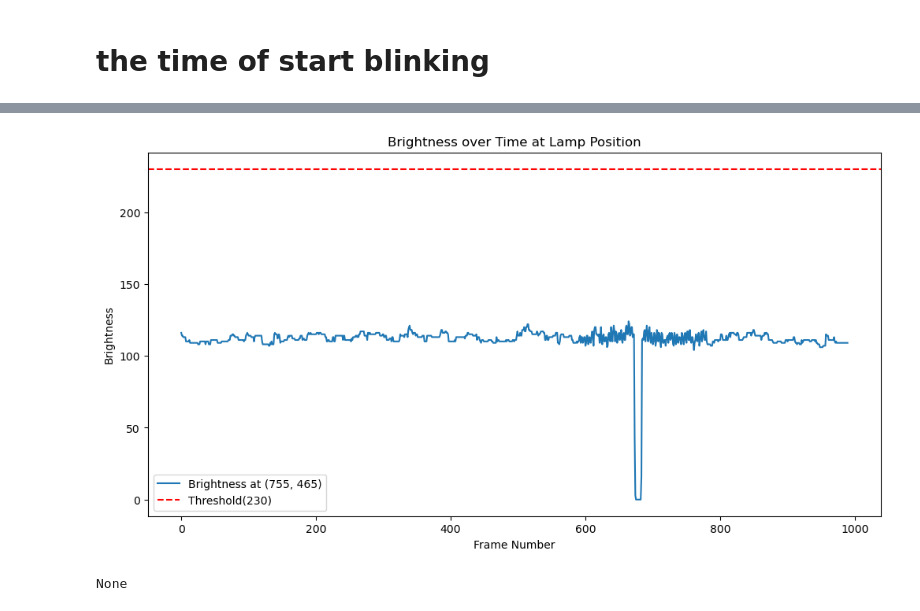
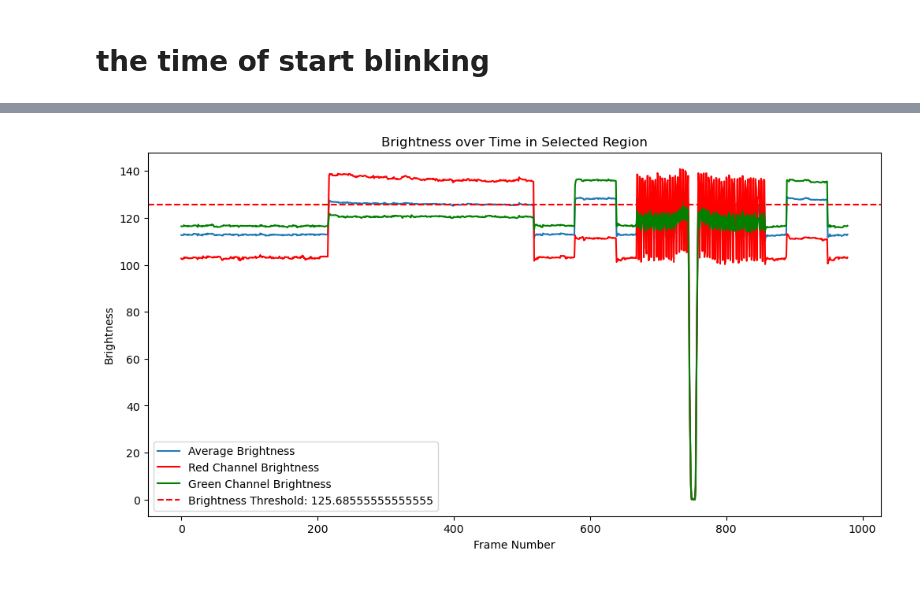
Before and after one commit to eddLai/ExoskeletonPowerAsistance, a Jupyter notebook: simulation/preprocessing/analysis/video_analysis.ipynb, the cells around one changed output, grey strips where cells are left out. Drawn from its saved outputs; the diff is of its cells as text; code cells hidden in the pictures.

```diff
--- a/simulation/preprocessing/analysis/video_analysis.ipynb
+++ b/simulation/preprocessing/analysis/video_analysis.ipynb
@@ -9,7 +9,7 @@ import matplotlib.pyplot as plt
 import os
 import glob
 
-base_path = '../../mocap_EMG_EEG_data/data_An_Yu/path1_07'
+base_path = '../../mocap_EMG_EEG_data/data_An_Yu/path1_06'
 video_path = glob.glob(os.path.join(base_path, 'videos', '*.mp4'))[0]
 trc_file_path = f'{base_path}/opensim/Empty_project_filt_0-30.trc'
 trc_output_file_path = f'{base_path}/preprocessing/output/filtered_trc_file.trc'
@@ -24,13 +24,13 @@ total frames:  990
 # Find out the sync marker
 # %%
 cap = cv2.VideoCapture(video_path)
-frame_number = 500
+frame_number = 578
 cap.set(cv2.CAP_PROP_POS_FRAMES, frame_number)
 ret, frame = cap.read()
 cap.release()
 frame_rgb = cv2.cvtColor(frame, cv2.COLOR_BGR2RGB)
 
-lamp_x, lamp_y = 755, 465
+lamp_x, lamp_y = 747, 465
 half_size = 15
 x_start = max(0, lamp_x - half_size)
 x_end = min(frame.shape[1], lamp_x + half_size)
@@ -38,6 +38,13 @@ y_start = max(0, lamp_y - half_size)
 y_end = min(frame.shape[0], lamp_y + half_size)
 cropped_frame = frame[y_start:y_end, x_start:x_end]
 cropped_frame_rgb = cv2.cvtColor(cropped_frame, cv2.COLOR_BGR2RGB)
+cropped_frame_gray = cv2.cvtColor(cropped_frame, cv2.COLOR_BGR2GRAY)
+avg_brightness = np.mean(cropped_frame_gray)
+THRESHOLD = avg_brightness
+cropped_lamp_x = lamp_x - x_start
+cropped_lamp_y = lamp_y - y_start
+cv2.circle(cropped_frame_rgb, (cropped_lamp_x, cropped_lamp_y), radius=5, color=(255, 0, 0), thickness=1)
+
 
 fig, axs = plt.subplots(1, 2, figsize=(14, 6), gridspec_kw={'width_ratios': [3, 1]})
 
@@ -47,6 +54,9 @@ axs[0].axis('off')
 axs[1].imshow(cropped_frame_rgb)
 axs[1].set_title(f'Crop around ({lamp_x}, {lamp_y})')
 axs[1].axis('off')
+
+axs[1].text(0.5, 0.1, f'Avg Brightness: {avg_brightness:.2f}', color='white',
+            fontsize=12, ha='center', va='center', transform=axs[1].transAxes)
 plt.subplots_adjust(wspace=0.02)
 plt.show()
 # %% [output]
@@ -54,17 +64,2 @@ plt.show()
 # %% [markdown]
 # the time of start blinking
-# %%
-brightness_values = []
-cap = cv2.VideoCapture(video_path)
-while cap.isOpened():
-    ret, frame = cap.read()
-    if not ret:
-        break
-
-    gray_frame = cv2.cvtColor(frame, cv2.COLOR_BGR2GRAY)
-    brightness = gray_frame[lamp_y, lamp_x]
-    brightness_values.append(brightness)
-
-    frame_number += 1
-
-cap.release()
@@ -71,23 +138,13 @@ cap.release()
 # %%
-THRESHOLD = 230
 plt.figure(figsize=(12, 6))
-plt.plot(brightness_values, label=f'Brightness at ({lamp_x}, {lamp_y})')
-plt.axhline(y=THRESHOLD, color='r', linestyle='--', label='Threshold(230)')  # 閾值線
+plt.plot(brightness_values, label='Average Brightness')
+plt.plot(red_values, label='Red Channel Brightness', color='red')
+plt.plot(green_values, label='Green Channel Brightness', color='green')
+plt.axhline(y=THRESHOLD, color='r', linestyle='--', label=f'Brightness Threshold: {THRESHOLD}')
 plt.xlabel('Frame Number')
 plt.ylabel('Brightness')
-plt.title('Brightness over Time at Lamp Position')
+plt.title('Brightness over Time in Selected Region')
 plt.legend()
 plt.show()
 # %% [output]
-[figure, old version]
+[figure, new version]
-# %%
-from scipy.signal import find_peaks
-peaks, _ = find_peaks(brightness_values, height=THRESHOLD)
-
-if len(peaks) > 0:
-    first_peak = peaks[0]
-    print(f"first blink frame: {first_peak}")
-else:
-    print("None")
-# %% [output]
-None
```
Also changed, not shown: parts of 8 cells of this notebook, 1 other file.
